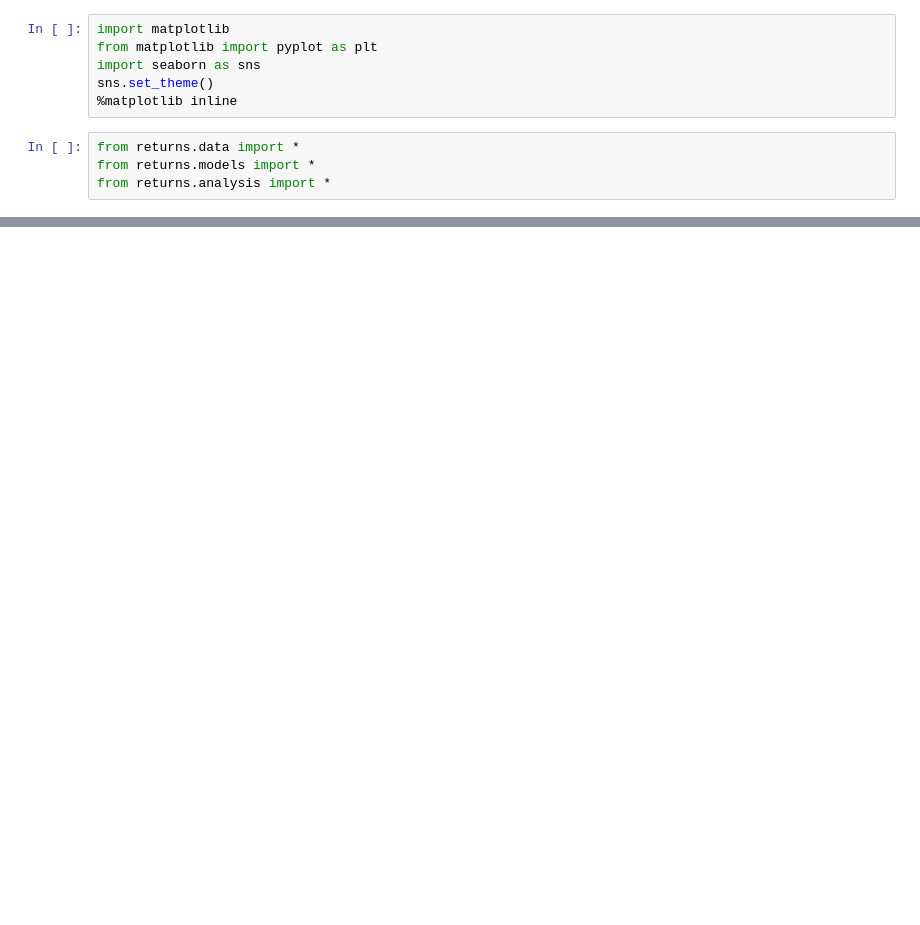
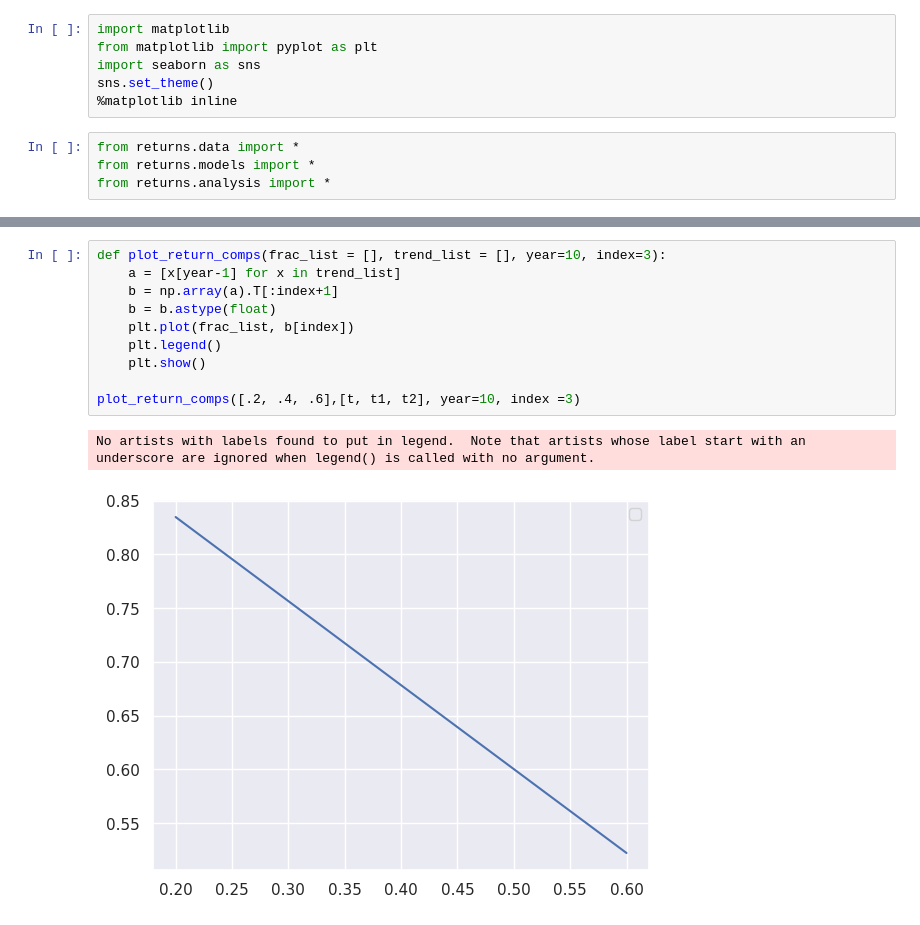
Before and after one commit to DrSkippy/SP500_Historical_Portfolio_Returns, a Jupyter notebook: notebooks/scratch.ipynb, the cells around one changed output, grey strips where cells are left out. Saved outputs shown, nothing was run; the diff lists cells and outputs as text; blank space fills up the shorter version.

```diff
--- a/notebooks/scratch.ipynb
+++ b/notebooks/scratch.ipynb
@@ -109,0 +137,13 @@ Losing start days = 4.51%
+# %%
+def plot_return_comps(frac_list = [], trend_list = [], year=10, index=3):
+    a = [x[year-1] for x in trend_list]
+    b = np.array(a).T[:index+1]
+    b = b.astype(float)
+    plt.plot(frac_list, b[index])
+    plt.legend()
+    plt.show()
+
+plot_return_comps([.2, .4, .6],[t, t1, t2], year=10, index =3)
+# %% [output]
+No artists with labels found to put in legend.  Note that artists whose label start with an underscore are ignored when legend() is called with no argument.
+[figure, added]
```
Also changed, not shown: parts of 9 cells of this notebook, 4 other files.
